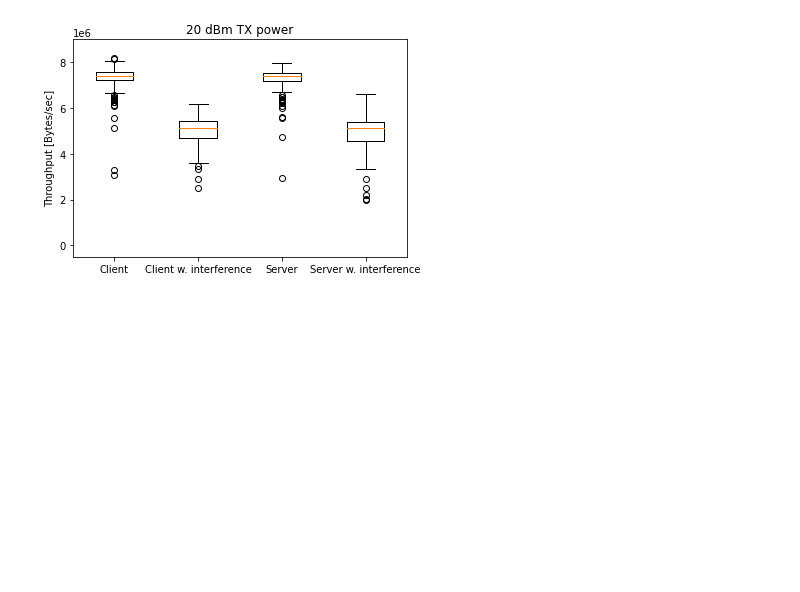
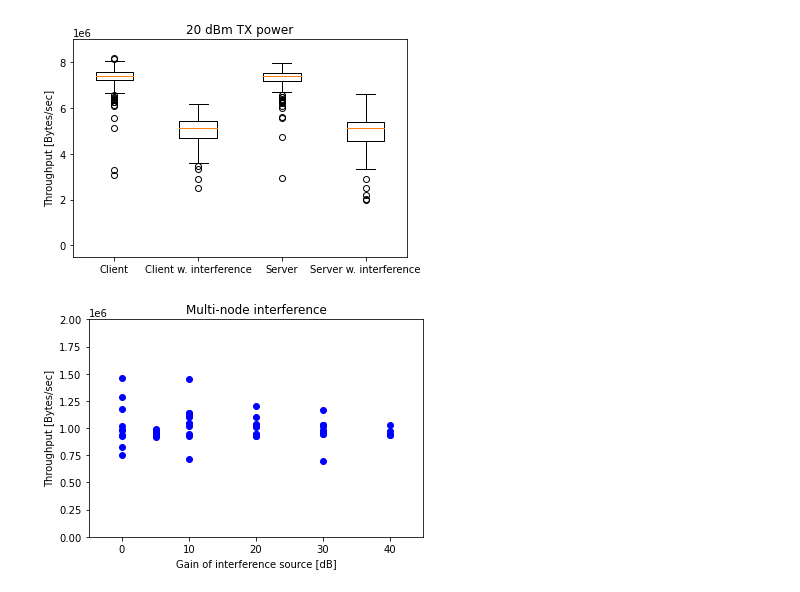
Before and after one commit to k00ziex/MastersThesis_FANETs_Fall_2022, a Jupyter notebook: Data_processing/Data_Visualization.ipynb, the cells around one changed output. Cells and saved outputs as stored; diff of their text form; code cells hidden in the pictures; blank space fills up the shorter version.

Commit message:
UDP throughput

```diff
--- a/Data_processing/Data_Visualization.ipynb
+++ b/Data_processing/Data_Visualization.ipynb
@@ -1347,3 +1347,30 @@ for filename, filename_interference, title in zip(transmission_power_no_int_file
 [figure]
 [figure]
 [figure]
+# %%
+#################### CONTROL EXPERIMENT - MULTI-NODE INTERFERENCE #############################################
+control_interference_file_iperf = "../Mesh Configuration V2/Interference_2/iperf_results_"
+control_interference_iperf_files = ["../Mesh Configuration V2/No Interference/iperf_results.txt",
+                        control_interference_file_iperf + "5G.txt",
+                        control_interference_file_iperf + "10G.txt",
+                        control_interference_file_iperf + "20G.txt",
+                        control_interference_file_iperf + "30G.txt",
+                        control_interference_file_iperf + "40G.txt",
+                        ]
+
+y_label = "Throughput [Bytes/sec]"
+x_label = "Gain of interference source [dB]"
+title = "Multi-node interference"
+x_axis = [  0, 0, 0, 0, 0, 0, 0, 0, 0, 0,
+            5, 5, 5, 5, 5, 5, 5, 5, 5, 5,
+            10, 10, 10, 10, 10, 10, 10, 10, 10, 10,
+            20, 20, 20, 20, 20, 20, 20, 20, 20, 20,
+            30, 30, 30, 30, 30, 30, 30, 30, 30, 30,
+            40, 40, 40, 40, 40, 40, 40, 40, 40, 40]
+
+limits = [(-5, 45), (0, 2000000)]
+
+
+scatter_plot_iperf_bitrate(control_interference_iperf_files,y_label,x_label,x_axis, title, limits)
+# %% [output]
+[figure, added]
```
